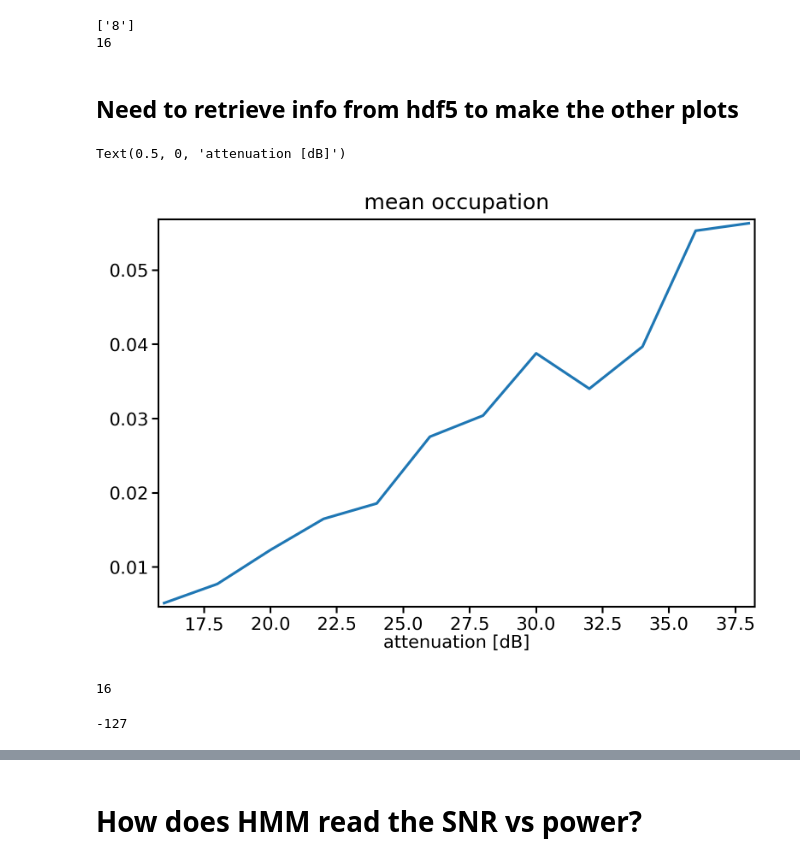
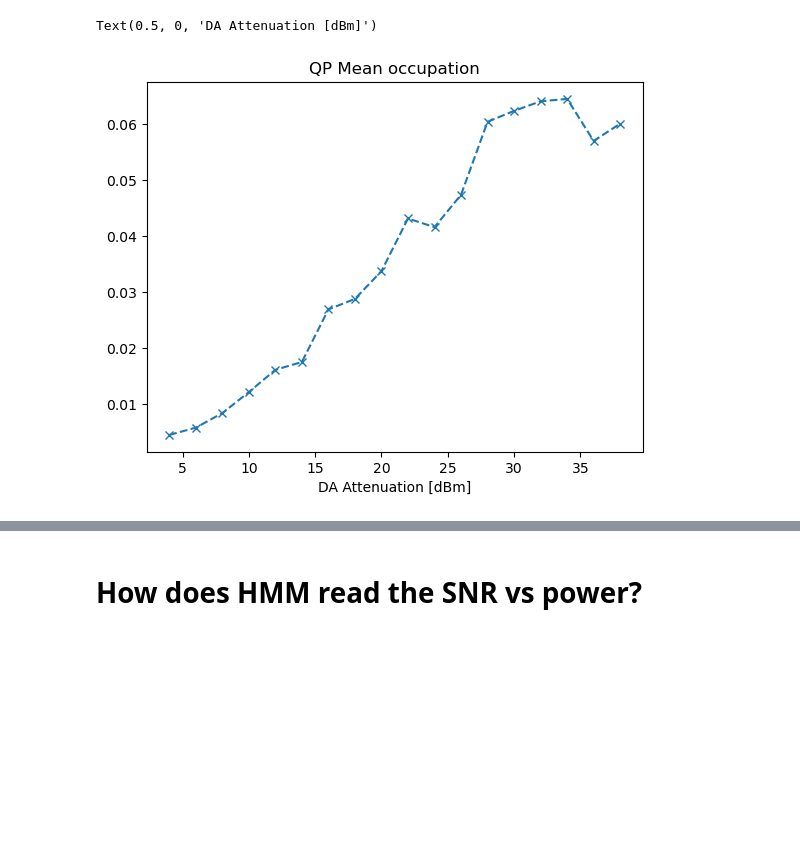
Before and after one commit to shanto268/HMM_Analysis, a Jupyter notebook: HMM_powersweep.ipynb, the cells around one changed output, grey strips where cells are left out. Cells and saved outputs as stored; diff of their text form; code cells hidden in the pictures; blank space fills up the shorter version.

```diff
--- a/HMM_powersweep.ipynb
+++ b/HMM_powersweep.ipynb
@@ -757,3 +650,5 @@ array([16, 18, 20, 22, 24, 26, 28, 30, 32, 34, 36, 38])
+# %%
+savefile = os.path.join(project_path,'powerSweep','AnalyisResults',f'FullDataset_2_modes.hdf5')
 # %%
 savefile
 # %% [output]
@@ -761,38 +656,29 @@ savefile
-# %%
-with h5py.File(savefile,'r') as f:
-    print(list(f["ATTEN16"].keys()))
-    print(attens[8])
-# %% [output]
-['8']
-16
 # %%
 MEANS = []
+P0 = []
+P1 = []
+P2 = []
+TAUS = []
+TRANS_RATE = []
+attens_analyzed = []
 
 with h5py.File(savefile,'r') as f:
-    for i in attens[index:]:
-        hdf5_index = list(f[f"ATTEN{i}"].keys())[0]
-        means_qp = f[f'ATTEN{i}/{hdf5_index}'].attrs.get('mean')
-        MEANS.append(means_qp)
+    try:
+        for i in attens[index:]:
+            #hdf5_index = list(f[f"ATTEN{i}"].keys())[0]
+           # means_qp = f[f'ATTEN{i}/{hdf5_index}'].attrs.get('mean')
+            means_qp = f[f'ATTEN{i}'].attrs.get('mean')
+            P0.append(f[f'ATTEN{i}'].attrs.get('P0'))
+            P1.append(f[f'ATTEN{i}'].attrs.get('P1'))
+            TRANS_RATE.append(f[f'ATTEN{i}'].attrs.get('transitionRatesMHz'))
+            MEANS.append(means_qp)
+            attens_analyzed.append(i)
+    except:
+        pass
-# %%
-with h5py.File(savefile,'r') as f:
-    MEANS = f[f'']
-    print( i + skip - 1)
-    print(attens[i+skip-1])
-    print(f[f'ATTEN{attens[i+skip-1]}/{i+skip-1}/transitionRatesMHz'][:])`
-# %% [markdown]
-## Need to retrieve info from hdf5 to make the other plots
 # %%
-plt.plot(attens[index:],MEANS)
-plt.title('mean occupation')
-plt.xlabel('attenuation [dB]')
+plt.plot(attens_analyzed,MEANS,'--x')
+plt.title('QP Mean occupation')
+plt.xlabel('DA Attenuation [dBm]')
 # %% [output]
-Text(0.5, 0, 'attenuation [dB]')
+Text(0.5, 0, 'DA Attenuation [dBm]')
-[figure, old version]
+[figure, new version]
-# %%
-print(attens[index])
-# %% [output]
-16
-# %%
-print(LOpower[index])
-# %% [output]
--127
```
Also changed, not shown: parts of 69 cells of this notebook.
